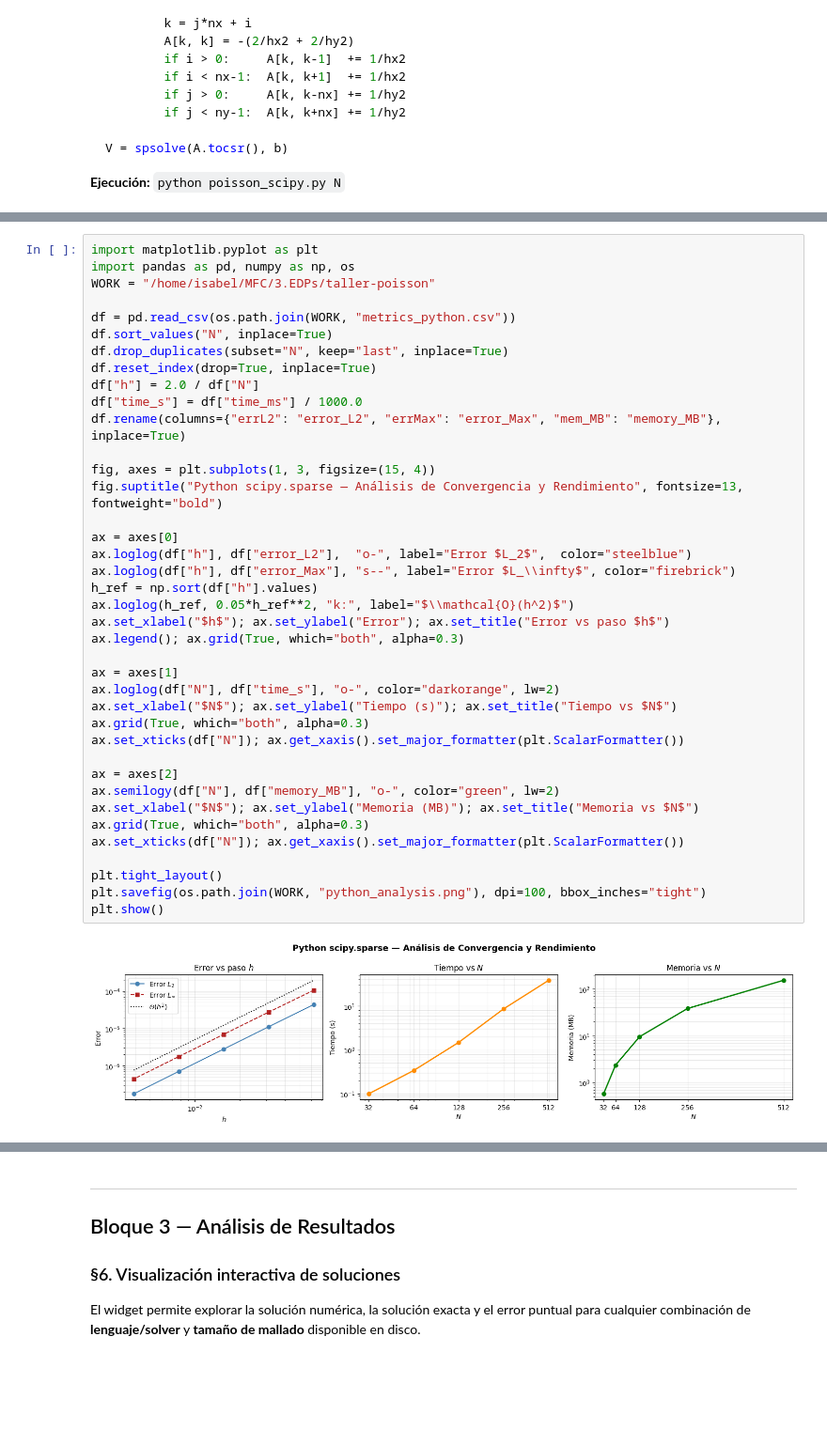
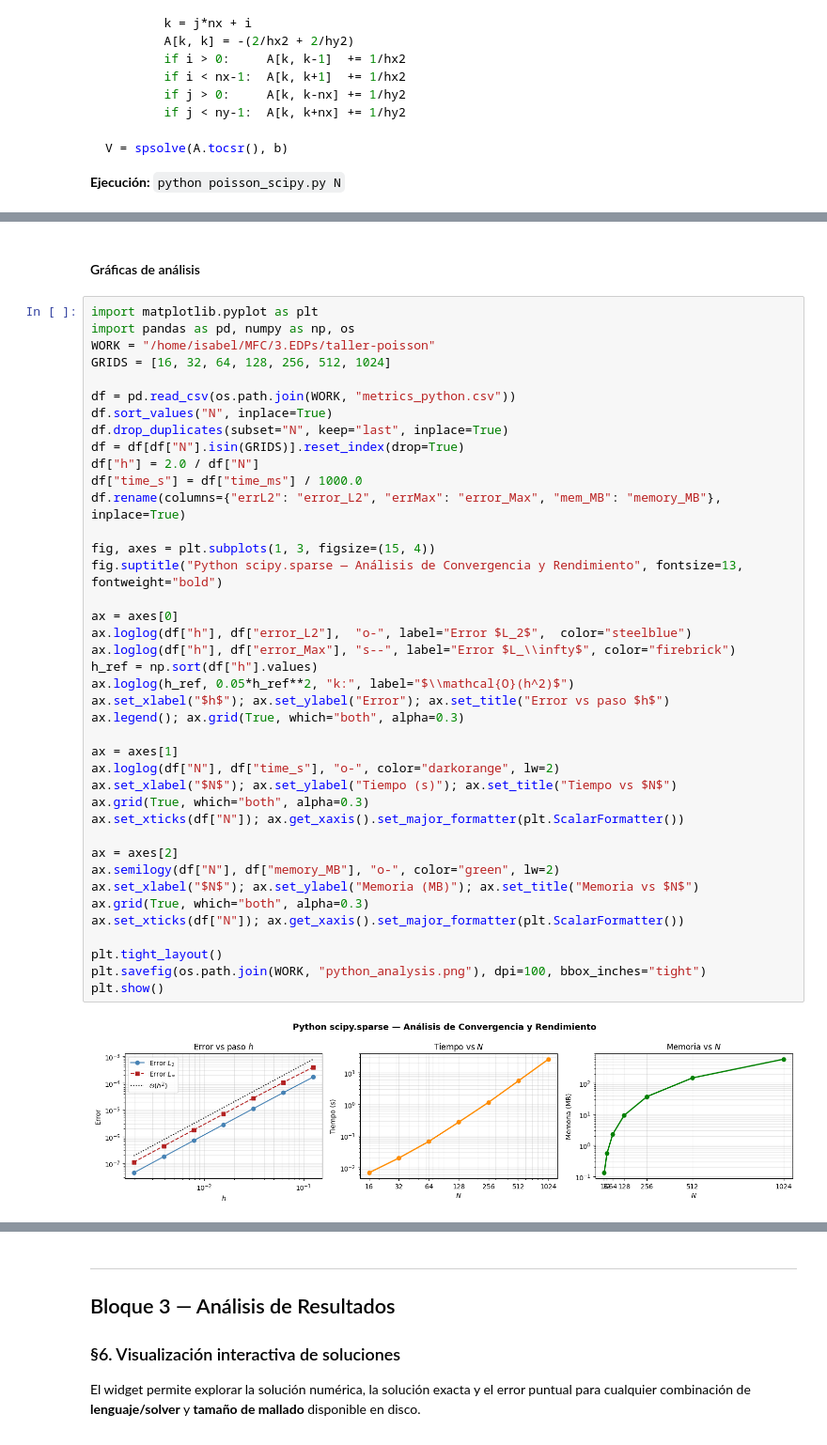
Before and after one commit to isabelnieto900/MFC, a Jupyter notebook: 3.EDPs/taller-poisson/poisson_organizado.ipynb, the cells around one changed output, grey strips where cells are left out. Shown at 94% size. Saved outputs shown, nothing was run; the diff lists cells and outputs as text; blank space fills up the shorter version.

```diff
--- a/3.EDPs/taller-poisson/poisson_organizado.ipynb
+++ b/3.EDPs/taller-poisson/poisson_organizado.ipynb
@@ -292,42 +328,45 @@ print(display_df.to_string(index=False, formatters={k: (lambda v,f=f: f.format(v
+# %% [markdown]
+#### Gráficas de análisis
 # %%
 import matplotlib.pyplot as plt
 import pandas as pd, numpy as np, os
 WORK = "/home/isabel/MFC/3.EDPs/taller-poisson"
+GRIDS = [16, 32, 64, 128, 256, 512, 1024]
 
 df = pd.read_csv(os.path.join(WORK, "metrics_python.csv"))
 df.sort_values("N", inplace=True)
 df.drop_duplicates(subset="N", keep="last", inplace=True)
-df.reset_index(drop=True, inplace=True)
+df = df[df["N"].isin(GRIDS)].reset_index(drop=True)
 df["h"] = 2.0 / df["N"]
 df["time_s"] = df["time_ms"] / 1000.0
 df.rename(columns={"errL2": "error_L2", "errMax": "error_Max", "mem_MB": "memory_MB"}, inplace=True)
 
 fig, axes = plt.subplots(1, 3, figsize=(15, 4))
 fig.suptitle("Python scipy.sparse — Análisis de Convergencia y Rendimiento", fontsize=13, fontweight="bold")
 
 ax = axes[0]
 ax.loglog(df["h"], df["error_L2"],  "o-", label="Error $L_2$",  color="steelblue")
 ax.loglog(df["h"], df["error_Max"], "s--", label="Error $L_\\infty$", color="firebrick")
 h_ref = np.sort(df["h"].values)
 ax.loglog(h_ref, 0.05*h_ref**2, "k:", label="$\\mathcal{O}(h^2)$")
 ax.set_xlabel("$h$"); ax.set_ylabel("Error"); ax.set_title("Error vs paso $h$")
 ax.legend(); ax.grid(True, which="both", alpha=0.3)
 
 ax = axes[1]
 ax.loglog(df["N"], df["time_s"], "o-", color="darkorange", lw=2)
 ax.set_xlabel("$N$"); ax.set_ylabel("Tiempo (s)"); ax.set_title("Tiempo vs $N$")
 ax.grid(True, which="both", alpha=0.3)
 ax.set_xticks(df["N"]); ax.get_xaxis().set_major_formatter(plt.ScalarFormatter())
 
 ax = axes[2]
 ax.semilogy(df["N"], df["memory_MB"], "o-", color="green", lw=2)
 ax.set_xlabel("$N$"); ax.set_ylabel("Memoria (MB)"); ax.set_title("Memoria vs $N$")
 ax.grid(True, which="both", alpha=0.3)
 ax.set_xticks(df["N"]); ax.get_xaxis().set_major_formatter(plt.ScalarFormatter())
 
 plt.tight_layout()
 plt.savefig(os.path.join(WORK, "python_analysis.png"), dpi=100, bbox_inches="tight")
 plt.show()
 # %% [output]
-[figure, old version]
+[figure, new version]
 # %% [markdown]
```
Also changed, not shown: parts of 23 cells of this notebook, 7 other files.
